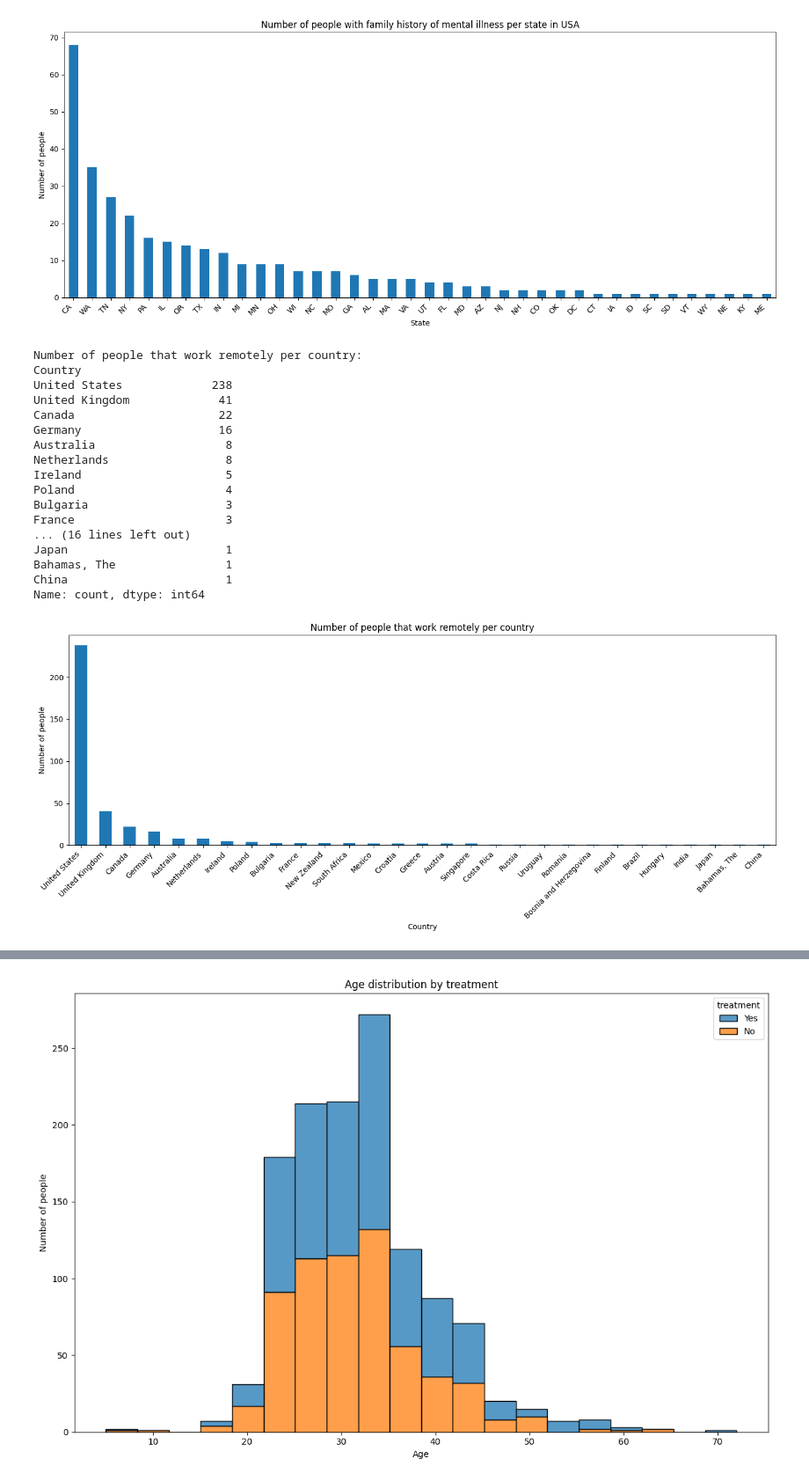
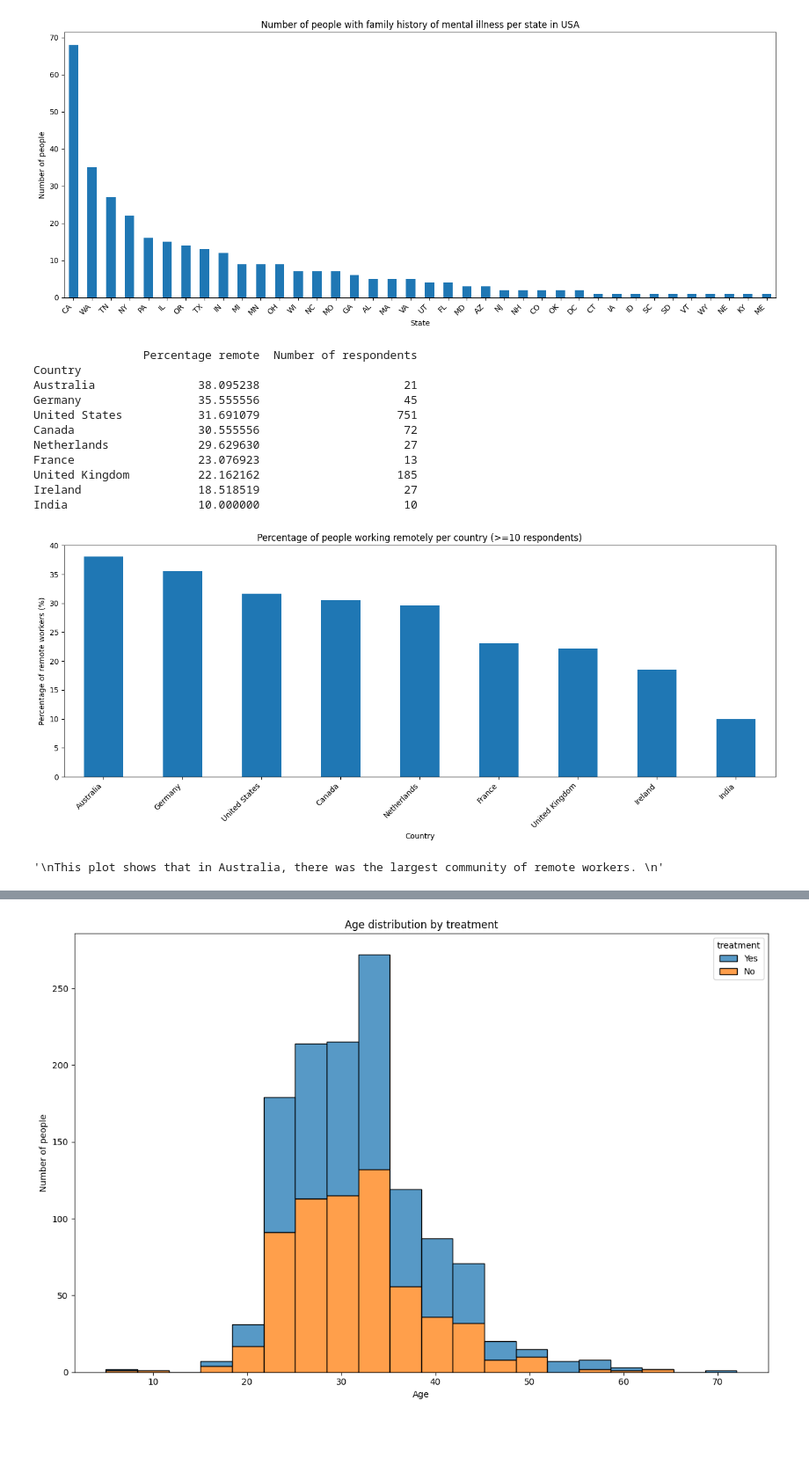
Before and after one commit to janek-j/intro_to_data_analytics, a Jupyter notebook: lab1/advanced/mental_health_exploration.ipynb, the cells around one changed output, grey strips where cells are left out. Shown at 88% size. Drawn from its saved outputs; the diff is of its cells as text; code cells hidden in the pictures; blank space fills up the shorter version.

```diff
--- a/lab1/advanced/mental_health_exploration.ipynb
+++ b/lab1/advanced/mental_health_exploration.ipynb
@@ -226,36 +226,44 @@ plt.show()
 [figure]
 # %%
 #Remote work per country
-#podzielic przez ilosc ankietowanych z danego kraju
+
 remote_work_per_country = data[data['remote_work'] == 'Yes']['Country'].value_counts()
-print(f"\nNumber of people that work remotely per country: \n{remote_work_per_country}")
-#plot
+total_per_country = data['Country'].value_counts()
+
+valid_countries = total_per_country[total_per_country >= 10].index
+percentage_remote_country = (remote_work_per_country[valid_countries] / total_per_country[valid_countries] * 100).sort_values(ascending=False)
+
+summary_df = pd.DataFrame({
+    'Percentage remote': percentage_remote_country,
+    'Number of respondents': total_per_country[percentage_remote_country.index]
+})
+print(summary_df)
+#plot for >= 10 respondents
 plt.figure(figsize=(14,6))
-ax = remote_work_per_country.plot(kind='bar', title='Number of people that work remotely per country')
+ax = percentage_remote_country.plot(kind='bar', title='Percentage of people working remotely per country (>=10 respondents)')
 ax.set_xlabel('Country')
-ax.set_ylabel('Number of people')
-plt.xticks(rotation=45, ha='right') #allign and rotate x labels to ensure proper visibility
+ax.set_ylabel('Percentage of remote workers (%)')
+plt.xticks(rotation=45, ha='right')
 plt.tight_layout()
 plt.show()
 # %% [output]
-Number of people that work remotely per country:
+                Percentage remote  Number of respondents
 Country
-United States             238
-United Kingdom             41
-Canada                     22
-Germany                    16
-Australia                   8
-Netherlands                 8
-Ireland                     5
-Poland                      4
-Bulgaria                    3
-France                      3
-... (16 lines left out)
-Japan                       1
-Bahamas, The                1
-China                       1
-Name: count, dtype: int64
+Australia               38.095238                     21
+Germany                 35.555556                     45
+United States           31.691079                    751
+Canada                  30.555556                     72
+Netherlands             29.629630                     27
+France                  23.076923                     13
+United Kingdom          22.162162                    185
+Ireland                 18.518519                     27
+India                   10.000000                     10
-[figure, old version]
+[figure, new version]
 # %%
-#drowiej w malej czy duzej firmie
+"""
+This plot shows that in Australia, there was the largest community of remote workers.
+We should consider working there!
+"""
+# %% [output]
+'\nThis plot shows that in Australia, there was the largest community of remote workers. \n'
 # %%
```
Also changed, not shown: parts of 9 cells of this notebook.
